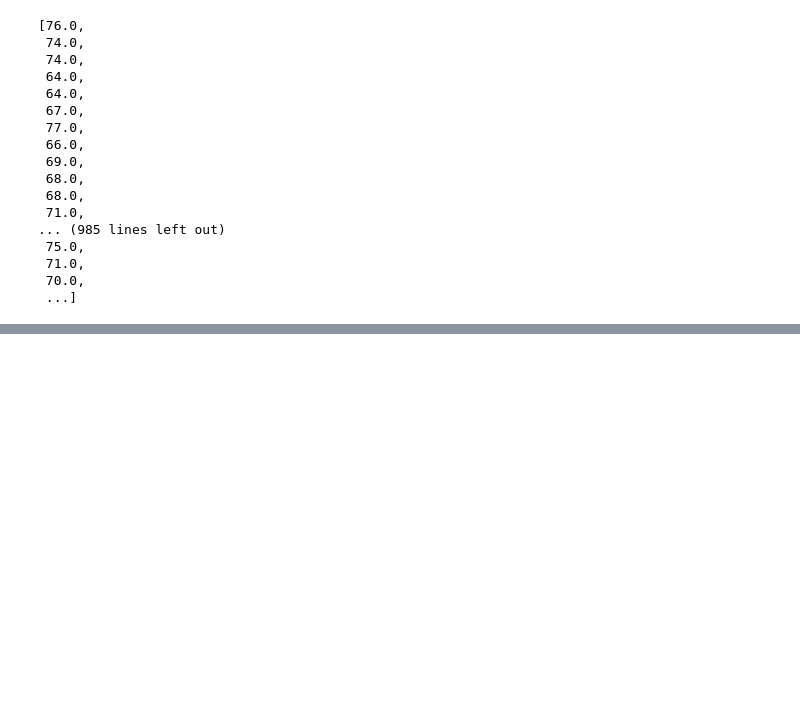
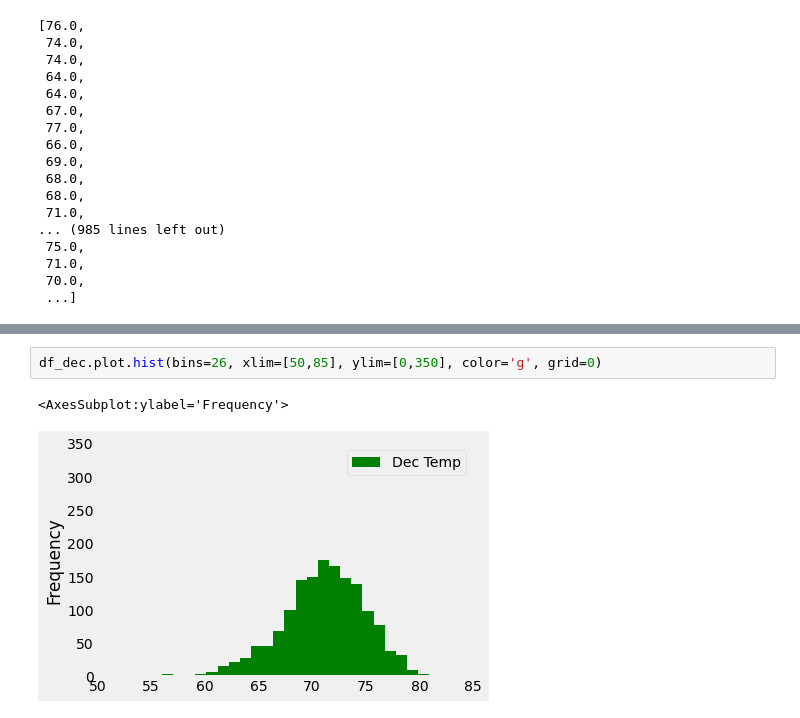
Before and after one commit to Pascalduc/surfs_up, a Jupyter notebook: SurfsUp_Challenge.ipynb, the cells around one changed output, grey strips where cells are left out. Drawn from its saved outputs; the diff is of its cells as text; blank space fills up the shorter version.

```diff
--- a/SurfsUp_Challenge.ipynb
+++ b/SurfsUp_Challenge.ipynb
@@ -183,0 +196,5 @@ df_dec.describe()
+# %%
+df_dec.plot.hist(bins=26, xlim=[50,85], ylim=[0,350], color='g', grid=0)
+# %% [output]
+<AxesSubplot:ylabel='Frequency'>
+[figure, added]
```
Also changed, not shown: parts of 7 cells of this notebook, 2 other files.
